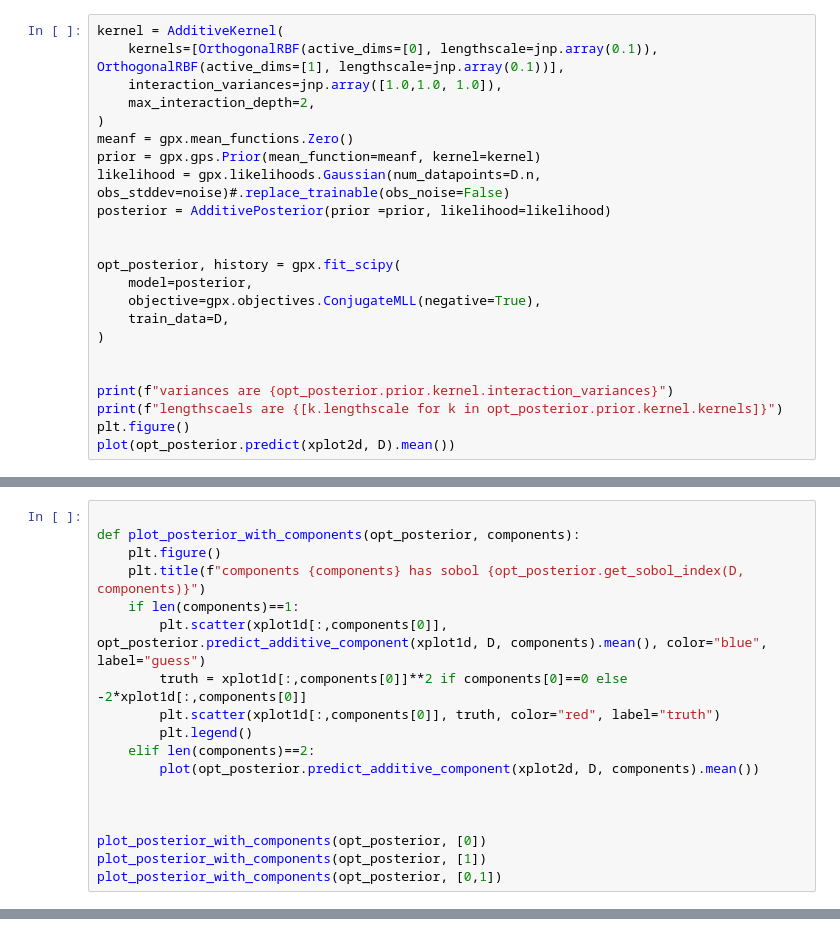
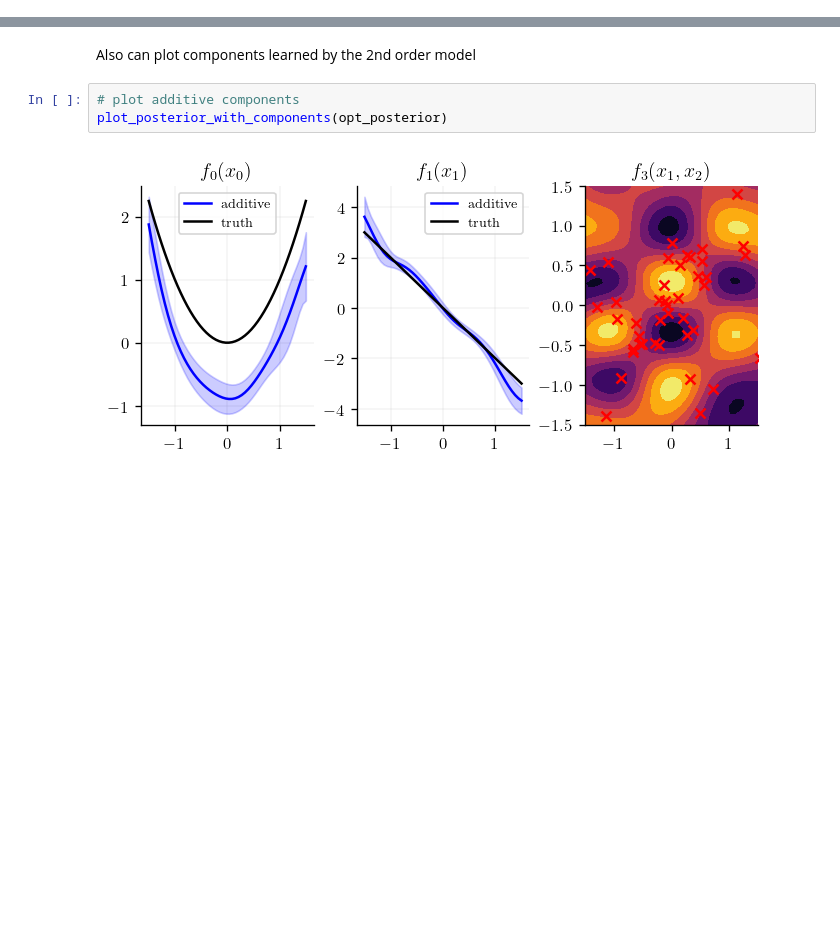
Before and after one commit to JaxGaussianProcesses/GPJax, a Jupyter notebook: docs/examples/OAK.ipynb, the cells around one changed output, grey strips where cells are left out. Cells and saved outputs as stored; diff of their text form; blank space fills up the shorter version.

```diff
--- a/docs/examples/OAK.ipynb
+++ b/docs/examples/OAK.ipynb
@@ -289,23 +252,0 @@ lengthscaels are [Array(0.11798289, dtype=float64), Array(1.23606913, dtype=floa
-# %%
-kernel = AdditiveKernel(
-    kernels=[OrthogonalRBF(active_dims=[0], lengthscale=jnp.array(0.1)), OrthogonalRBF(active_dims=[1], lengthscale=jnp.array(0.1))],
-    interaction_variances=jnp.array([1.0,1.0, 1.0]),
-    max_interaction_depth=2,
-)
-meanf = gpx.mean_functions.Zero()
-prior = gpx.gps.Prior(mean_function=meanf, kernel=kernel)
-likelihood = gpx.likelihoods.Gaussian(num_datapoints=D.n, obs_stddev=noise)#.replace_trainable(obs_noise=False)
-posterior = AdditivePosterior(prior =prior, likelihood=likelihood)
-
-
-opt_posterior, history = gpx.fit_scipy(
-    model=posterior,
-    objective=gpx.objectives.ConjugateMLL(negative=True),
-    train_data=D,
-)
-
-
-print(f"variances are {opt_posterior.prior.kernel.interaction_variances}")
-print(f"lengthscaels are {[k.lengthscale for k in opt_posterior.prior.kernel.kernels]}")
-plt.figure()
-plot(opt_posterior.predict(xplot2d, D).mean())
@@ -321,18 +252,0 @@ lengthscaels are [Array(0.71631285, dtype=float64), Array(0.46679332, dtype=floa
-# %%
-
-def plot_posterior_with_components(opt_posterior, components):
-    plt.figure()
-    plt.title(f"components {components} has sobol {opt_posterior.get_sobol_index(D, components)}")
-    if len(components)==1:
-        plt.scatter(xplot1d[:,components[0]], opt_posterior.predict_additive_component(xplot1d, D, components).mean(), color="blue", label="guess")
-        truth = xplot1d[:,components[0]]**2 if components[0]==0 else -2*xplot1d[:,components[0]]
-        plt.scatter(xplot1d[:,components[0]], truth, color="red", label="truth")
-        plt.legend()
-    elif len(components)==2:
-        plot(opt_posterior.predict_additive_component(xplot2d, D, components).mean())
-
-
-
-plot_posterior_with_components(opt_posterior, [0])
-plot_posterior_with_components(opt_posterior, [1])
-plot_posterior_with_components(opt_posterior, [0,1])
@@ -342,0 +253,7 @@ plot_posterior_with_components(opt_posterior, [0,1])
+# %% [markdown]
+Also can plot components learned by the 2nd order model
+# %%
+# plot additive components
+plot_posterior_with_components(opt_posterior)
+# %% [output]
+[figure, added]
```
Also changed, not shown: parts of 24 cells of this notebook, 1 other file.
